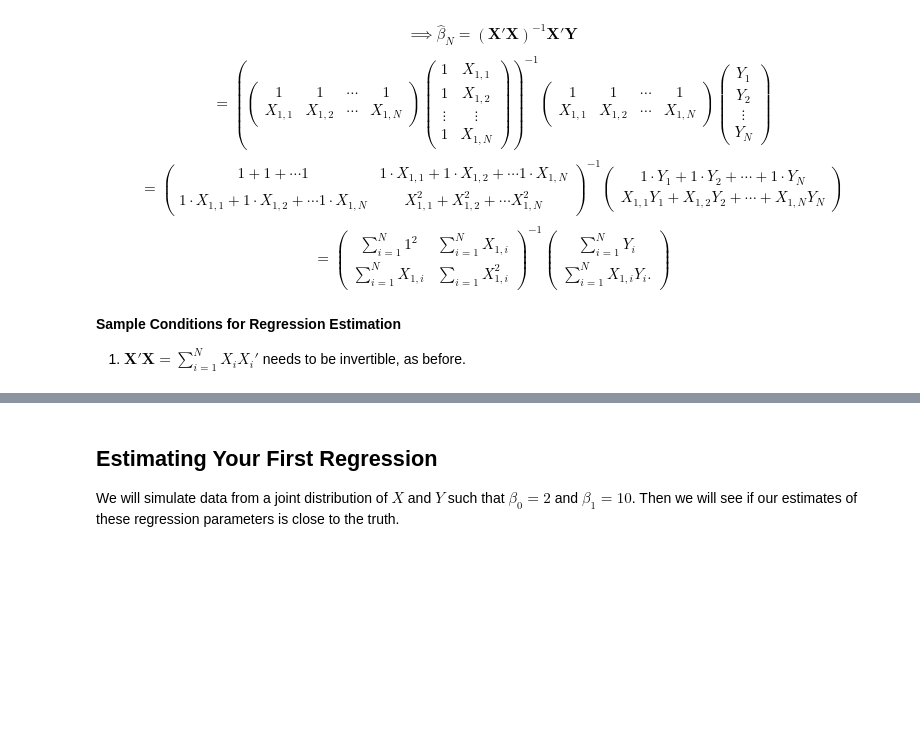
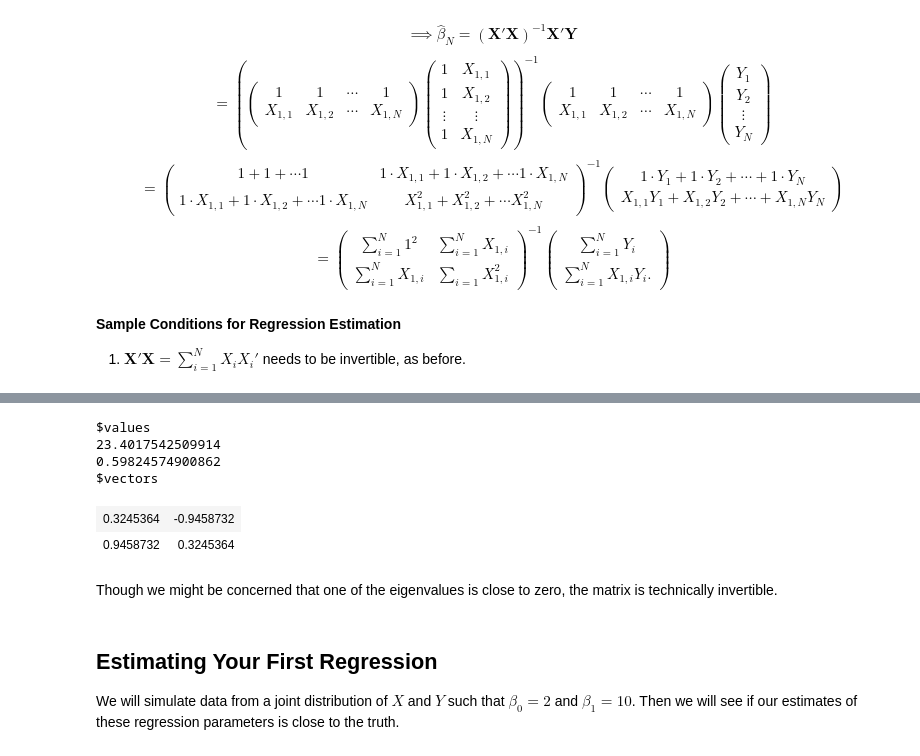
Before and after one commit to jtorcasso/teaching, a Jupyter notebook: econ210_fall2017/lectures/Lesson_6_Regression.ipynb, the cells around one changed output, grey strips where cells are left out. Drawn from its saved outputs; the diff is of its cells as text; code cells hidden in the pictures; blank space fills up the shorter version.

Commit message:
added some notes on checking invertibility of a matrix

```diff
--- a/econ210_fall2017/lectures/Lesson_6_Regression.ipynb
+++ b/econ210_fall2017/lectures/Lesson_6_Regression.ipynb
@@ -225,0 +256,3 @@ $$
+# %%
+X = cbind(c(1, 1, 1),c(1, 2, 4))
+det(t(X)%*%X)
@@ -226,3 +275,14 @@ $$
+# %%
+eigen(t(X)%*%X)
+# %% [output]
+$values
+23.4017542509914
+0.59824574900862
+$vectors
+| 0.3245364 | -0.9458732 |
+| 0.9458732 | 0.3245364 |
+# %% [markdown]
+Though we might be concerned that one of the eigenvalues is close to zero, the matrix is technically invertible.
 # %% [markdown]
 ## Estimating Your First Regression
 We will simulate data from a joint distribution of $X$ and $Y$ such that $\beta_0=2$ and $\beta_1=10$. Then we will see if our estimates of these regression parameters is close to the truth.
```
Also changed, not shown: parts of 3 cells of this notebook.
